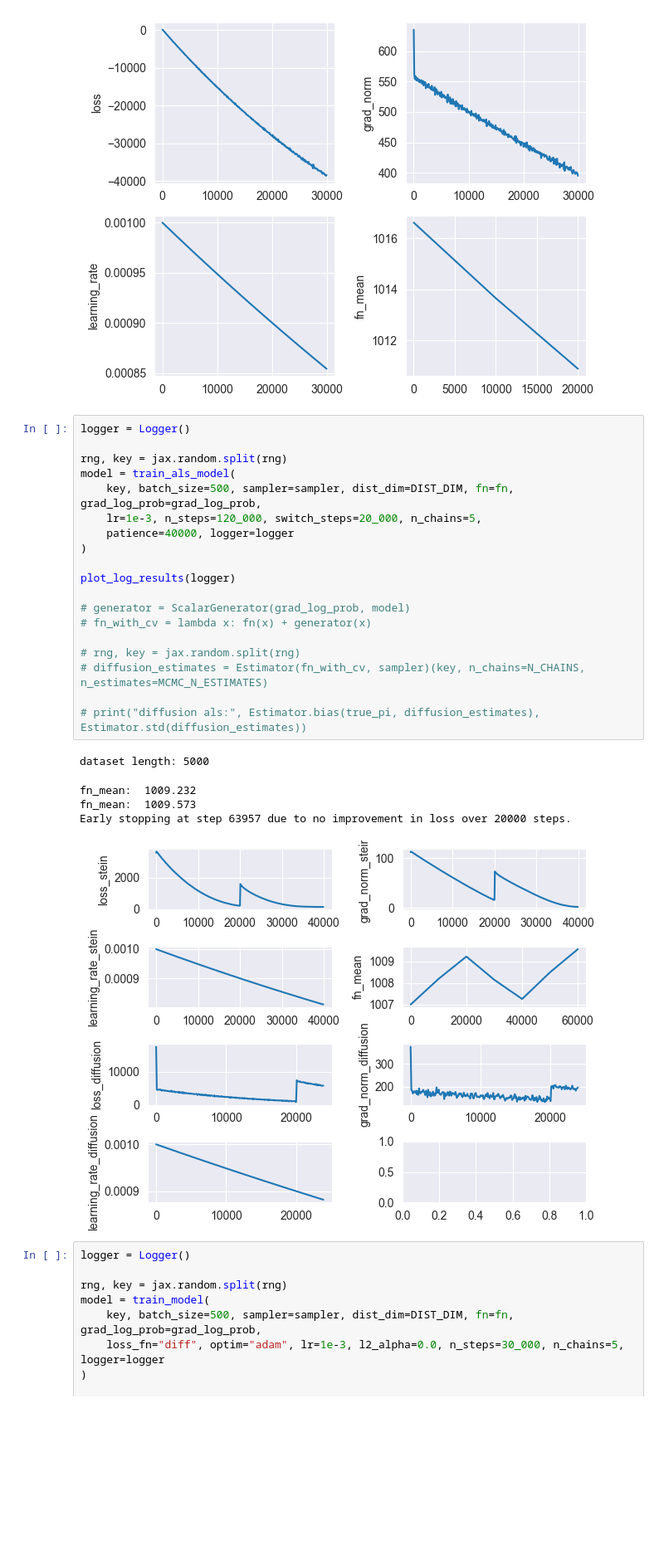
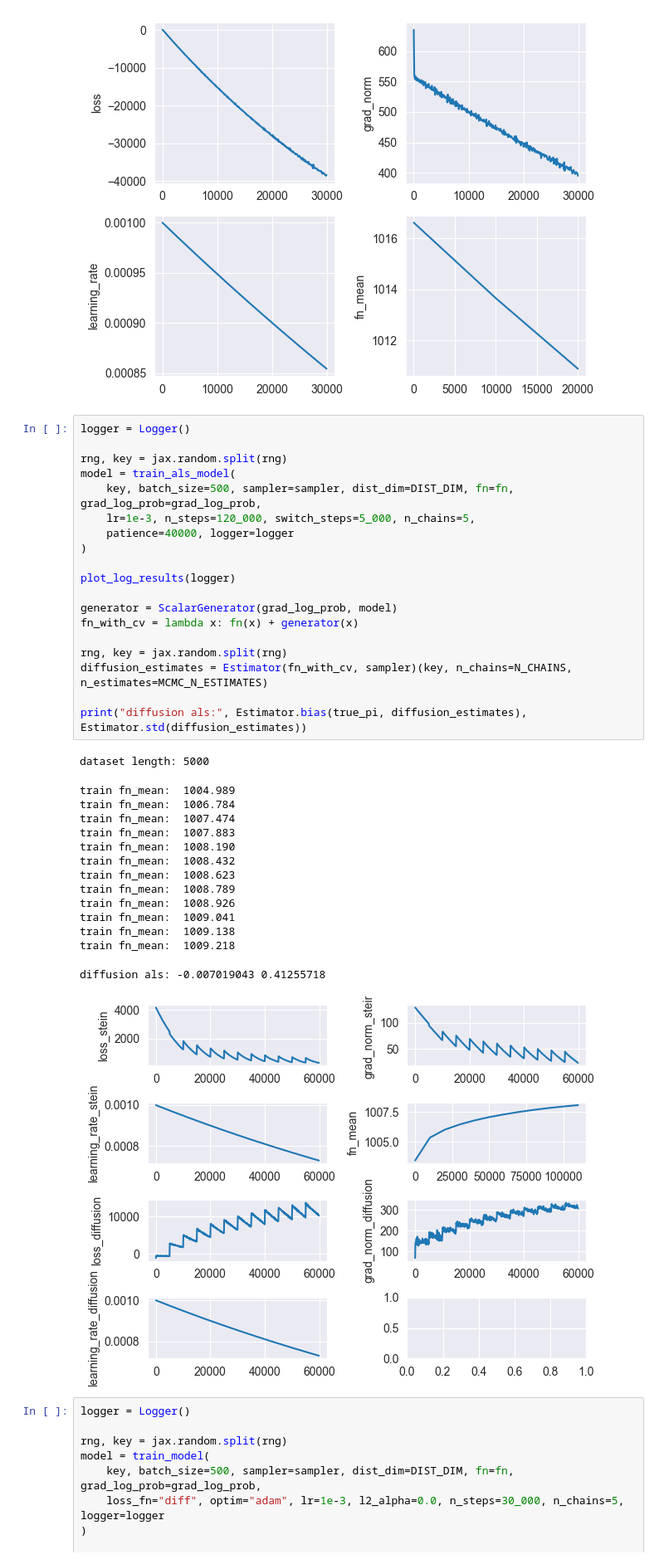
Before and after one commit to kkorolev1/mcmc-control-variates, a Jupyter notebook: diffcv.ipynb, the cells around one changed output. Shown at 83% size. Drawn from its saved outputs; the diff is of its cells as text; blank space fills up the shorter version.

Commit message:
log train fn mean

```diff
--- a/diffcv.ipynb
+++ b/diffcv.ipynb
@@ -188,28 +188,38 @@ diffusion: 0.014343262 0.33796388
 # %%
 logger = Logger()
 
 rng, key = jax.random.split(rng)
 model = train_als_model(
     key, batch_size=500, sampler=sampler, dist_dim=DIST_DIM, fn=fn, grad_log_prob=grad_log_prob,
-    lr=1e-3, n_steps=120_000, switch_steps=20_000, n_chains=5,
+    lr=1e-3, n_steps=120_000, switch_steps=5_000, n_chains=5,
     patience=40000, logger=logger
 )
 
 plot_log_results(logger)
 
-# generator = ScalarGenerator(grad_log_prob, model)
-# fn_with_cv = lambda x: fn(x) + generator(x)
+generator = ScalarGenerator(grad_log_prob, model)
+fn_with_cv = lambda x: fn(x) + generator(x)
 
-# rng, key = jax.random.split(rng)
-# diffusion_estimates = Estimator(fn_with_cv, sampler)(key, n_chains=N_CHAINS, n_estimates=MCMC_N_ESTIMATES)
+rng, key = jax.random.split(rng)
+diffusion_estimates = Estimator(fn_with_cv, sampler)(key, n_chains=N_CHAINS, n_estimates=MCMC_N_ESTIMATES)
 
-# print("diffusion als:", Estimator.bias(true_pi, diffusion_estimates), Estimator.std(diffusion_estimates))
+print("diffusion als:", Estimator.bias(true_pi, diffusion_estimates), Estimator.std(diffusion_estimates))
 # %% [output]
 dataset length: 5000
-fn_mean:  1009.232
-fn_mean:  1009.573
-Early stopping at step 63957 due to no improvement in loss over 20000 steps.
+train fn_mean:  1004.989
+train fn_mean:  1006.784
+train fn_mean:  1007.474
+train fn_mean:  1007.883
+train fn_mean:  1008.190
+train fn_mean:  1008.432
+train fn_mean:  1008.623
+train fn_mean:  1008.789
+train fn_mean:  1008.926
+train fn_mean:  1009.041
+train fn_mean:  1009.138
+train fn_mean:  1009.218
+diffusion als: -0.007019043 0.41255718
-[figure, old version]
+[figure, new version]
 # %%
 logger = Logger()
 
```
Also changed, not shown: parts of 1 cell of this notebook, 1 other file.
